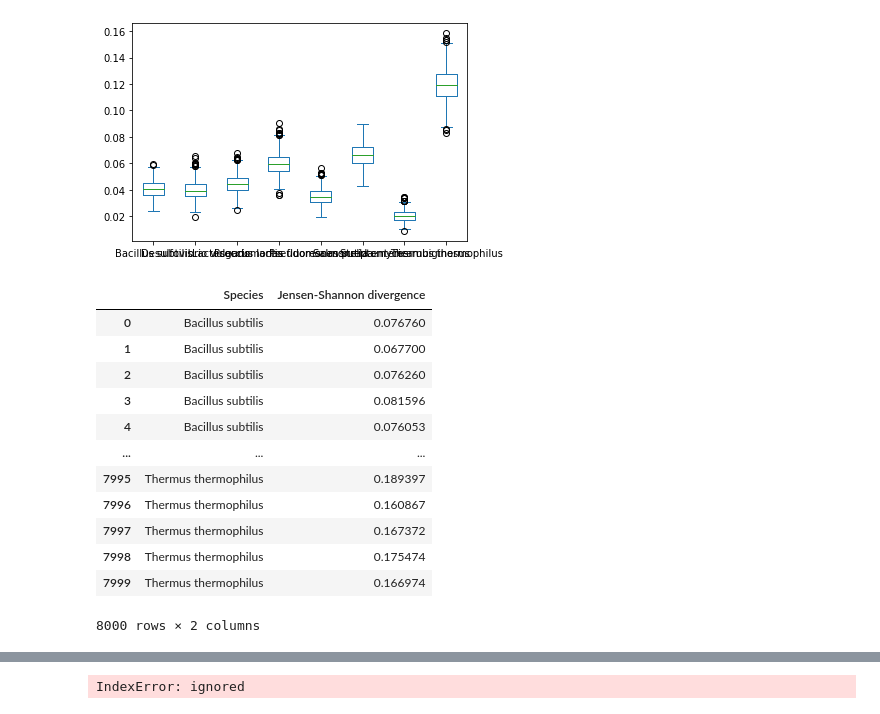
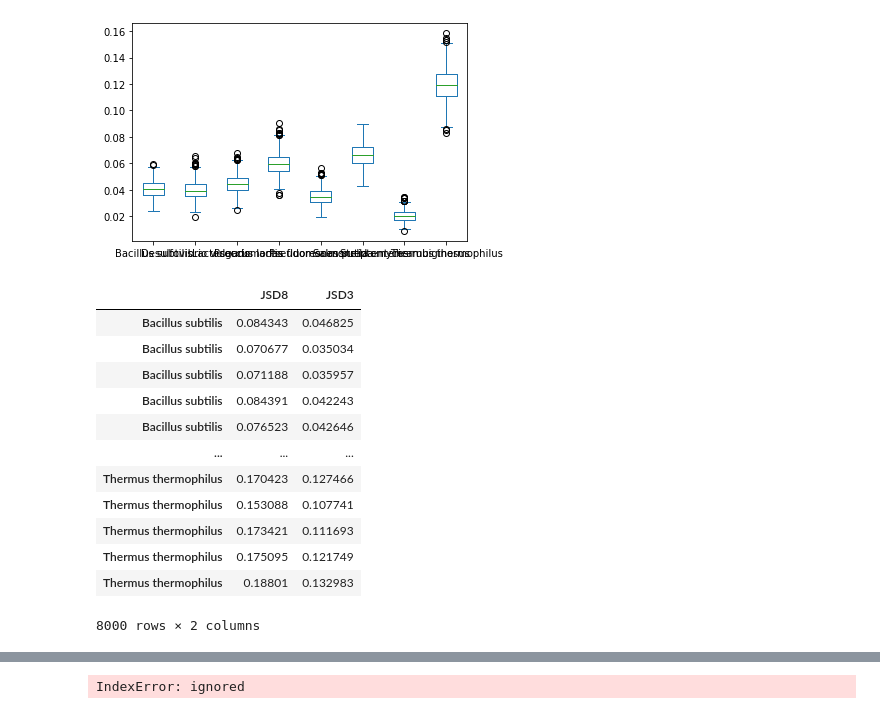
Before and after one commit to alibekk93/project-protein_folding_distances, a Jupyter notebook: SS_and_expression_systems_noFilter.ipynb, the cells around one changed output, grey strips where cells are left out. Saved outputs shown, nothing was run; the diff lists cells and outputs as text; code cells hidden in the pictures.

```diff
--- a/SS_and_expression_systems_noFilter.ipynb
+++ b/SS_and_expression_systems_noFilter.ipynb
@@ -714,3 +719,19 @@ resampled_JSD = {8:JSD8_resampled, 3:JSD3_resampled}
+# %%
+resampled_JSD
+# %% [output]
+|  | JSD8 | JSD3 |
+| Bacillus subtilis | 0.084343 | 0.046825 |
+| Bacillus subtilis | 0.070677 | 0.035034 |
+| Bacillus subtilis | 0.071188 | 0.035957 |
+| Bacillus subtilis | 0.084391 | 0.042243 |
+| Bacillus subtilis | 0.076523 | 0.042646 |
+| ... | ... | ... |
+| Thermus thermophilus | 0.170423 | 0.127466 |
+| Thermus thermophilus | 0.153088 | 0.107741 |
+| Thermus thermophilus | 0.173421 | 0.111693 |
+| Thermus thermophilus | 0.175095 | 0.121749 |
+| Thermus thermophilus | 0.18801 | 0.132983 |
+8000 rows × 2 columns
 # %%
 import pickle
 
@@ -721,16 +739,0 @@ data = pd.DataFrame(resampled_JSD[8]).melt(var_name='Species', value_name='Jense
-# %%
-data
-# %% [output]
-|  | Species | Jensen-Shannon divergence |
-| 0 | Bacillus subtilis | 0.076760 |
-| 1 | Bacillus subtilis | 0.067700 |
-| 2 | Bacillus subtilis | 0.076260 |
-| 3 | Bacillus subtilis | 0.081596 |
-| 4 | Bacillus subtilis | 0.076053 |
-| ... | ... | ... |
-| 7995 | Thermus thermophilus | 0.189397 |
-| 7996 | Thermus thermophilus | 0.160867 |
-| 7997 | Thermus thermophilus | 0.167372 |
-| 7998 | Thermus thermophilus | 0.175474 |
-| 7999 | Thermus thermophilus | 0.166974 |
-8000 rows × 2 columns
```
Also changed, not shown: parts of 9 cells of this notebook.
